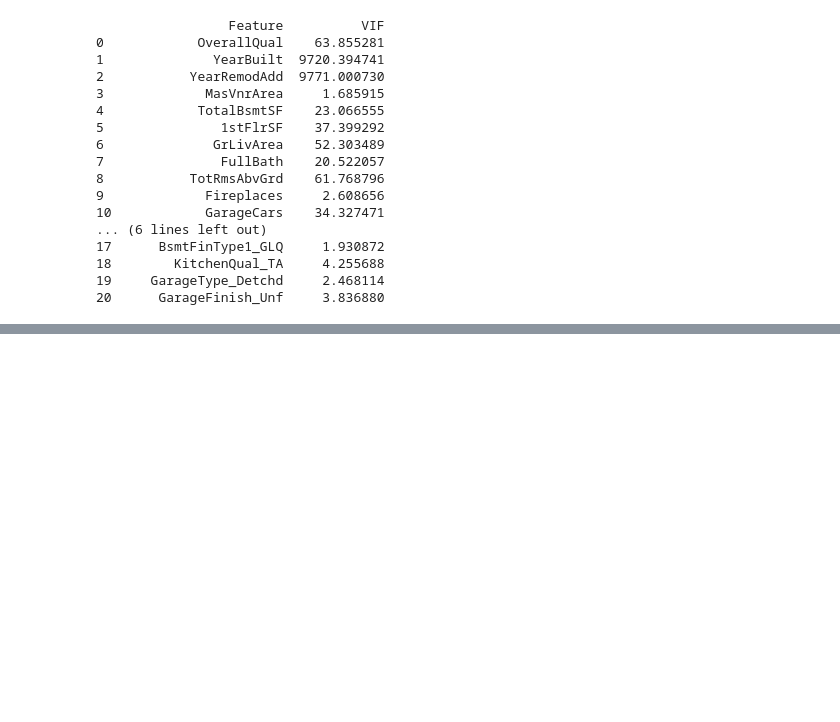
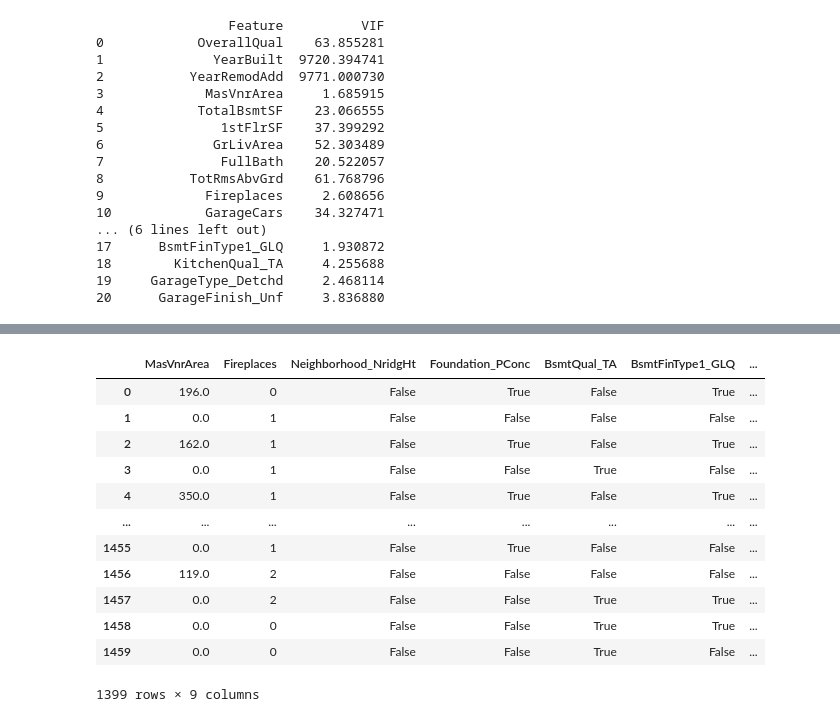
Before and after one commit to Mafube/House_Sale, a Jupyter notebook: Regression.ipynb, the cells around one changed output, grey strips where cells are left out. Saved outputs shown, nothing was run; the diff lists cells and outputs as text; code cells hidden in the pictures; blank space fills up the shorter version.

```diff
--- a/Regression.ipynb
+++ b/Regression.ipynb
@@ -431,0 +461,32 @@ print(vif_data)
+# %%
+Selected_Features = ['MasVnrArea',
+    'Fireplaces',
+    'Neighborhood_NridgHt',
+    'Foundation_PConc',
+    'BsmtQual_TA',
+    'BsmtFinType1_GLQ',
+    'KitchenQual_TA',
+    'GarageType_Detchd',
+    'GarageFinish_Unf'
+]
+# %%
+Selected_Features = df_no_outliers[Selected_Features]
+# %%
+X_train, X_test, y_train, y_test = train_test_split(Selected_Features, y_tar, test_size=0.2, random_state=42)
+# %%
+y_pred = model.predict(X_test)
+y_pred
+# %% [output]
+|  | MasVnrArea | Fireplaces | Neighborhood_NridgHt | Foundation_PConc | BsmtQual_TA | BsmtFinType1_GLQ | ... |
+| 0 | 196.0 | 0 | False | True | False | True | ... |
+| 1 | 0.0 | 1 | False | False | False | False | ... |
+| 2 | 162.0 | 1 | False | True | False | True | ... |
+| 3 | 0.0 | 1 | False | False | True | False | ... |
+| 4 | 350.0 | 1 | False | True | False | True | ... |
+| ... | ... | ... | ... | ... | ... | ... | ... |
+| 1455 | 0.0 | 1 | False | True | False | False | ... |
+| 1456 | 119.0 | 2 | False | False | False | False | ... |
+| 1457 | 0.0 | 2 | False | False | True | True | ... |
+| 1458 | 0.0 | 0 | False | False | True | True | ... |
+| 1459 | 0.0 | 0 | False | False | True | False | ... |
+1399 rows × 9 columns
```
Also changed, not shown: parts of 4 cells of this notebook.
